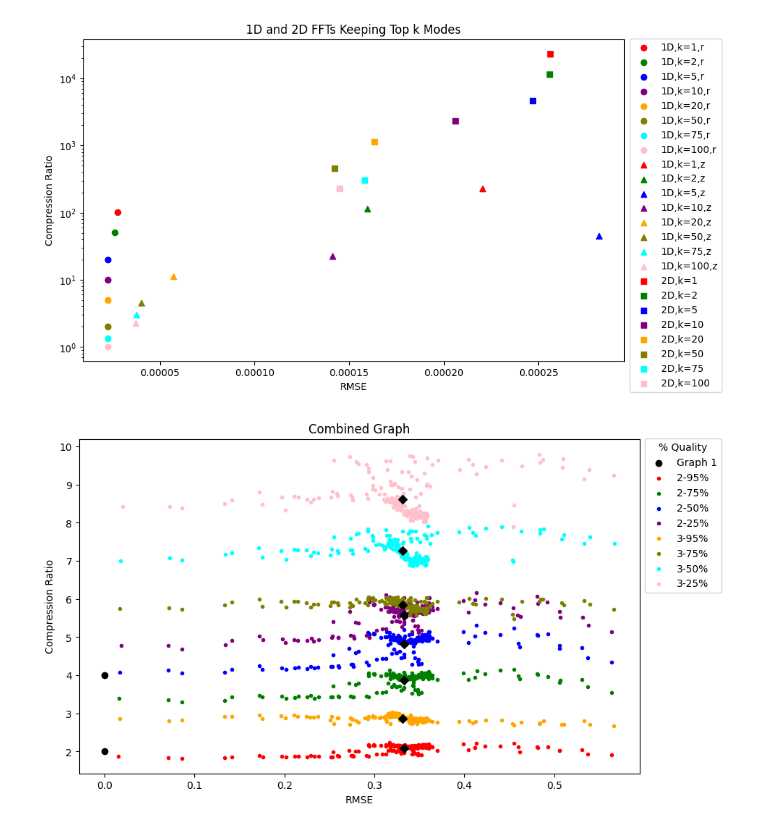
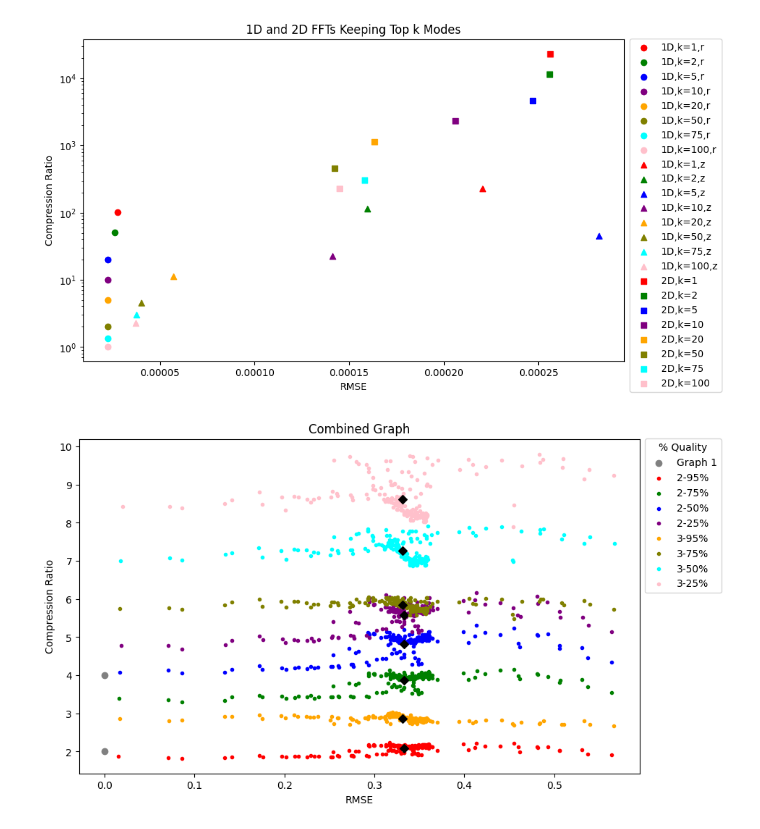
Before and after one commit to sarthaag/data-compression, a Jupyter notebook: analysis2_combined.ipynb, the cells around one changed output. Drawn from its saved outputs; the diff is of its cells as text; code cells hidden in the pictures.

```diff
--- a/analysis2_combined.ipynb
+++ b/analysis2_combined.ipynb
@@ -112,37 +112,39 @@ plt.show()
 
 plt.figure(figsize=(10, 6))
 
-plt.scatter(X, Y, color='black', label='Graph 1')
+plt.scatter(X, Y, color='gray', label='Graph 1')
 
+# 2.1
 plt.scatter(df['RMSE2.1.95'], df['CR2.1.95'], color='red', label='2-95%', marker='.')
 plt.scatter(df['RMSE2.1.75'], df['CR2.1.75'], color='green', label='2-75%', marker='.')
 plt.scatter(df['RMSE2.1.50'], df['CR2.1.50'], color='blue', label='2-50%', marker='.')
 plt.scatter(df['RMSE2.1.25'], df['CR2.1.25'], color='purple', label='2-25%', marker='.')
 
 # Plotting the mean for each quality
 plt.scatter(df['RMSE2.1.95'].mean(axis=0), df['CR2.1.95'].mean(axis=0), color='black', marker='D')
 plt.scatter(df['RMSE2.1.75'].mean(axis=0), df['CR2.1.75'].mean(axis=0), color='black', marker='D')
 plt.scatter(df['RMSE2.1.50'].mean(axis=0), df['CR2.1.50'].mean(axis=0), color='black', marker='D')
 plt.scatter(df['RMSE2.1.25'].mean(axis=0), df['CR2.1.25'].mean(axis=0), color='black', marker='D')
 
+# 2.2
 plt.scatter(df['RMSE2.2.95'], df['CR2.2.95'], color='orange', label='3-95%', marker='.')
 plt.scatter(df['RMSE2.2.75'], df['CR2.2.75'], color='olive', label='3-75%', marker='.')
 plt.scatter(df['RMSE2.2.50'], df['CR2.2.50'], color='cyan', label='3-50%', marker='.')
 plt.scatter(df['RMSE2.2.25'], df['CR2.2.25'], color='pink', label='3-25%', marker='.')
 
 # Plotting the mean for each quality
 plt.scatter(df['RMSE2.2.95'].mean(axis=0), df['CR2.2.95'].mean(axis=0), color='black', marker='D')
 plt.scatter(df['RMSE2.2.75'].mean(axis=0), df['CR2.2.75'].mean(axis=0), color='black', marker='D')
 plt.scatter(df['RMSE2.2.50'].mean(axis=0), df['CR2.2.50'].mean(axis=0), color='black', marker='D')
 plt.scatter(df['RMSE2.2.25'].mean(axis=0), df['CR2.2.25'].mean(axis=0), color='black', marker='D')
 
 plt.legend(title='% Quality', bbox_to_anchor=(1.0, 1.017))
 plt.xlabel("RMSE")
 plt.ylabel("Compression Ratio")
 plt.title("Combined Graph")
 plt.show()
 # %% [output]
-[figure, old version]
+[figure, new version]
 # %%
 # # Plotting all four graphs together
 
```
Also changed, not shown: parts of 1 cell of this notebook.
